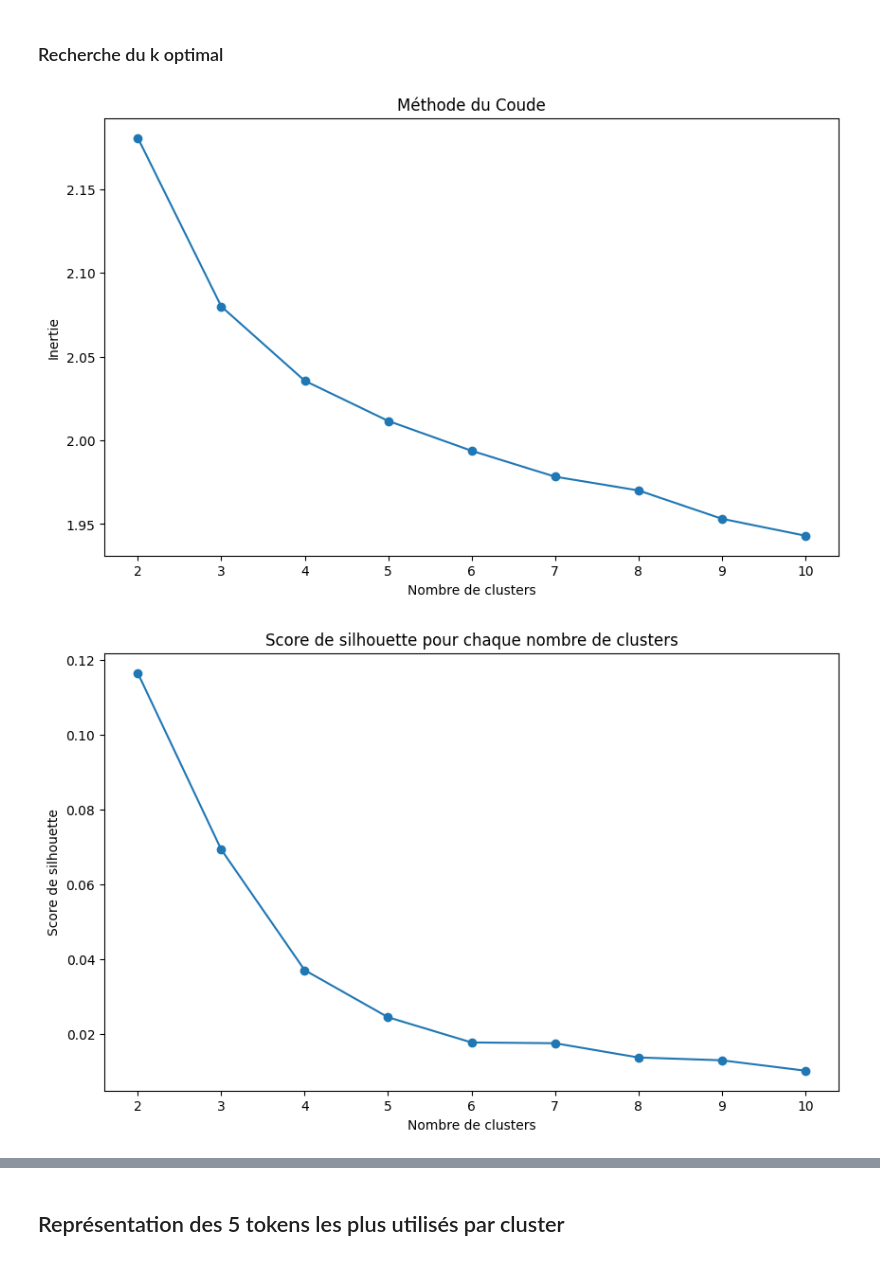
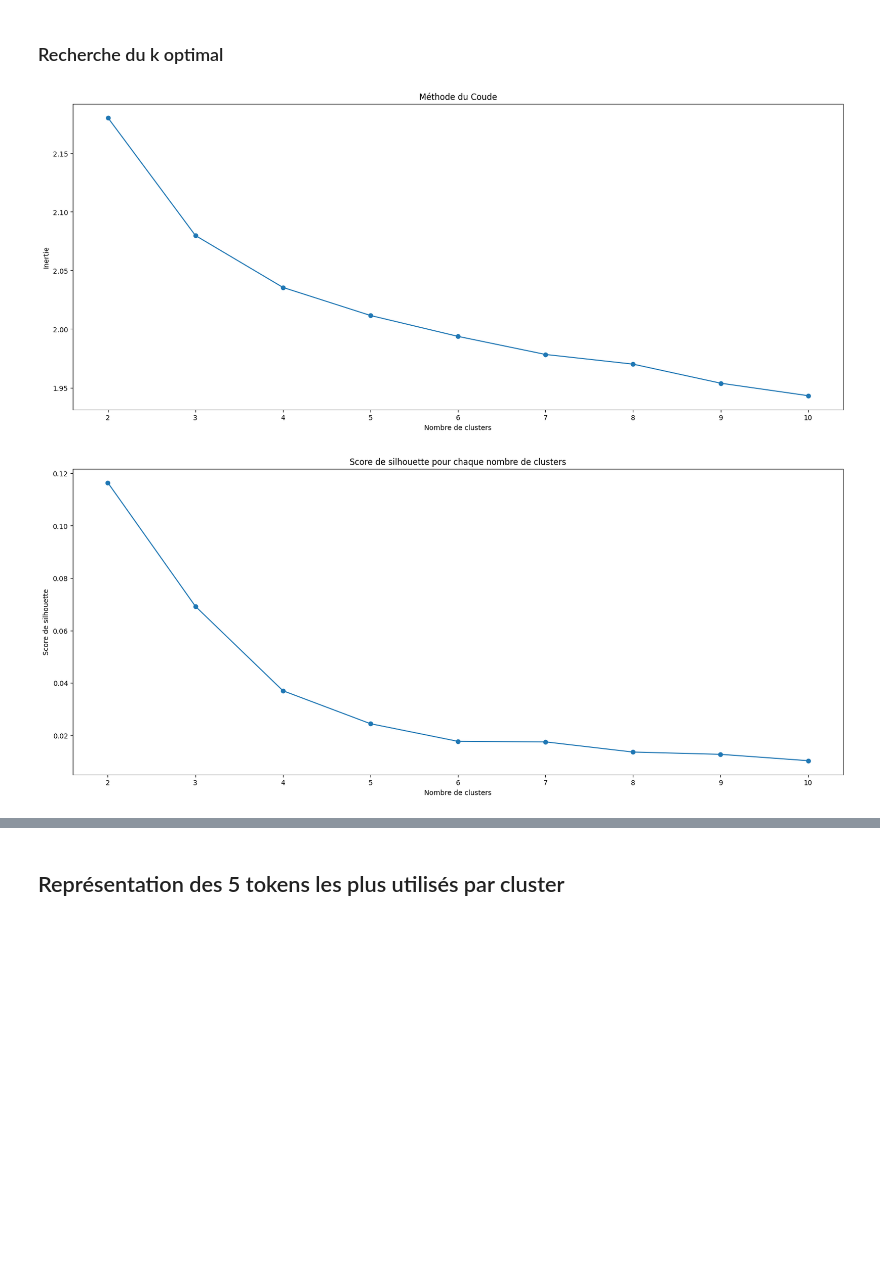
Before and after one commit to ValdesFeudjio/customer-feedback-analyzer, a Jupyter notebook: src/data_exploration.ipynb, the cells around one changed output, grey strips where cells are left out. Cells and saved outputs as stored; diff of their text form; code cells hidden in the pictures; blank space fills up the shorter version.

```diff
--- a/src/data_exploration.ipynb
+++ b/src/data_exploration.ipynb
@@ -513,32 +505,32 @@ X = stack(df['doc_vector'].values)
 # %%
 # 3. Recherche du Nombre Optimal de Clusters
 range_n_clusters, inertia, silhouette_scores = find_optimal_k(X)
 
 # Visualisation Méthode du Coude
-plt.figure(figsize=(10, 6))
+plt.figure(figsize=(20, 8))
 plt.plot(range_n_clusters, inertia, marker='o')
 plt.title("Méthode du Coude")
 plt.xlabel("Nombre de clusters")
 plt.ylabel("Inertie")
 # Sauvegarde de l'image Méthode du Coude
 
 
 plt.show()
 
 
 # Visualisation Score de Silhouette
-plt.figure(figsize=(10, 6))
+plt.figure(figsize=(20, 8))
 plt.plot(range_n_clusters, silhouette_scores, marker='o')
 plt.title("Score de silhouette pour chaque nombre de clusters")
 plt.xlabel("Nombre de clusters")
 plt.ylabel("Score de silhouette")
 # Sauvegarde de l'image Score de Silhouette
 
 
 plt.show()
 # %% [output]
-[figure, old version]
+[figure, new version]
-[figure, old version]
+[figure, new version]
 # %%
 kmeans_model, df['cluster'] = apply_kmeans_clustering(X, k=5, save_path="kmeans_model.joblib")
 # %%
```
Also changed, not shown: parts of 14 cells of this notebook, 5 other files.
